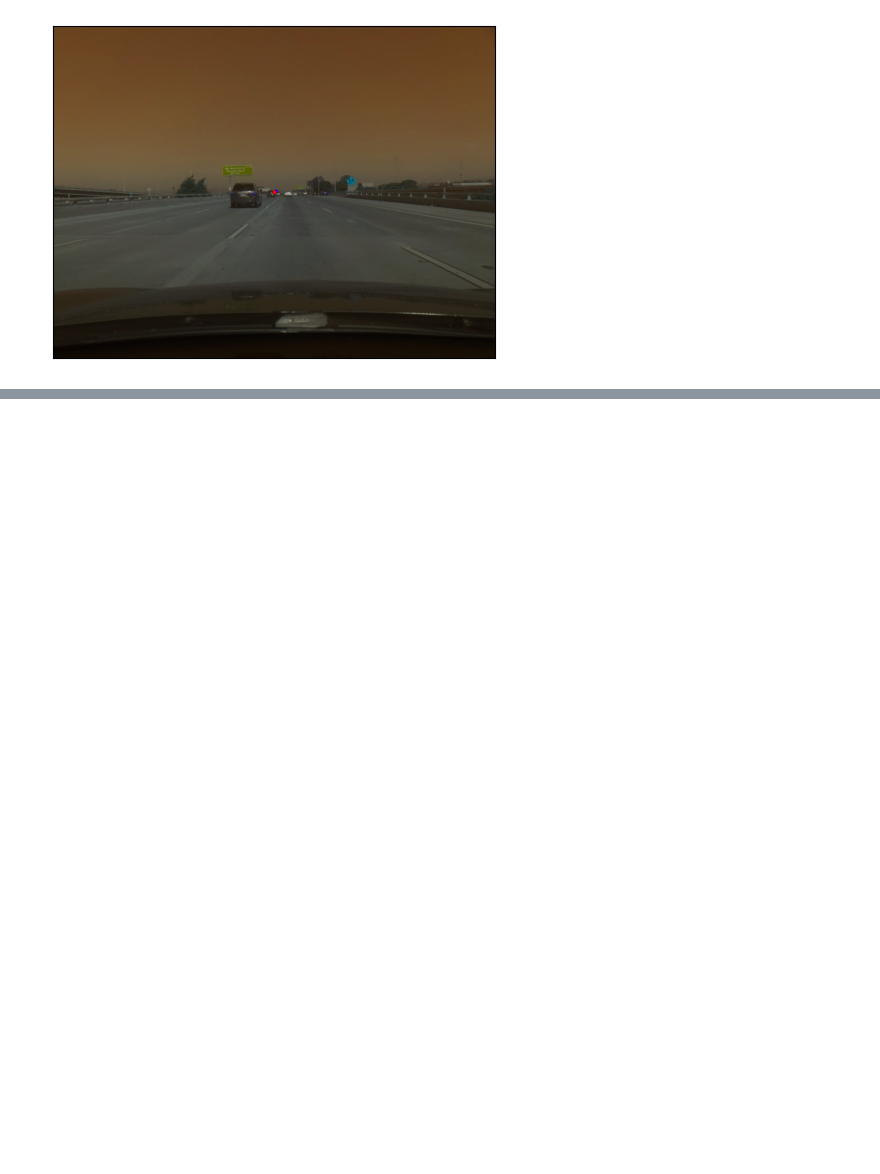
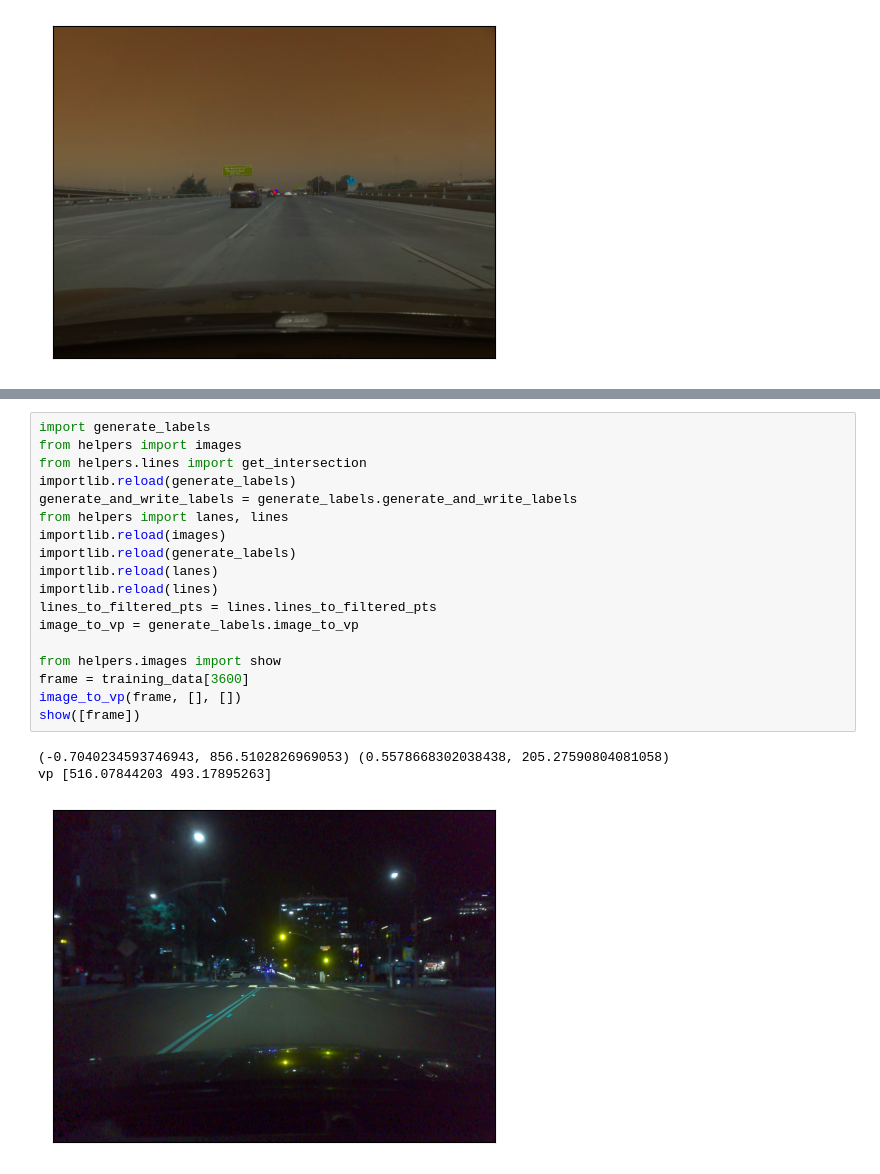
Before and after one commit to connor-henderson/calib_challenge, a Jupyter notebook: eda.ipynb, the cells around one changed output, grey strips where cells are left out. Saved outputs shown, nothing was run; the diff lists cells and outputs as text; blank space fills up the shorter version.

```diff
--- a/eda.ipynb
+++ b/eda.ipynb
@@ -230 +322,23 @@ print(images.get_roi_from_img)
 <function get_roi_from_img at 0x...>
+# %%
+import generate_labels
+from helpers import images
+from helpers.lines import get_intersection
+importlib.reload(generate_labels)
+generate_and_write_labels = generate_labels.generate_and_write_labels
+from helpers import lanes, lines
+importlib.reload(images)
+importlib.reload(generate_labels)
+importlib.reload(lanes)
+importlib.reload(lines)
+lines_to_filtered_pts = lines.lines_to_filtered_pts
+image_to_vp = generate_labels.image_to_vp
+
+from helpers.images import show
+frame = training_data[3600]
+image_to_vp(frame, [], [])
+show([frame])
+# %% [output]
+(-0.7040234593746943, 856.5102826969053) (0.5578668302038438, 205.27590804081058)
+vp [516.07844203 493.17895263]
+[figure, added]
```
Also changed, not shown: parts of 11 cells of this notebook, 4 other files.
